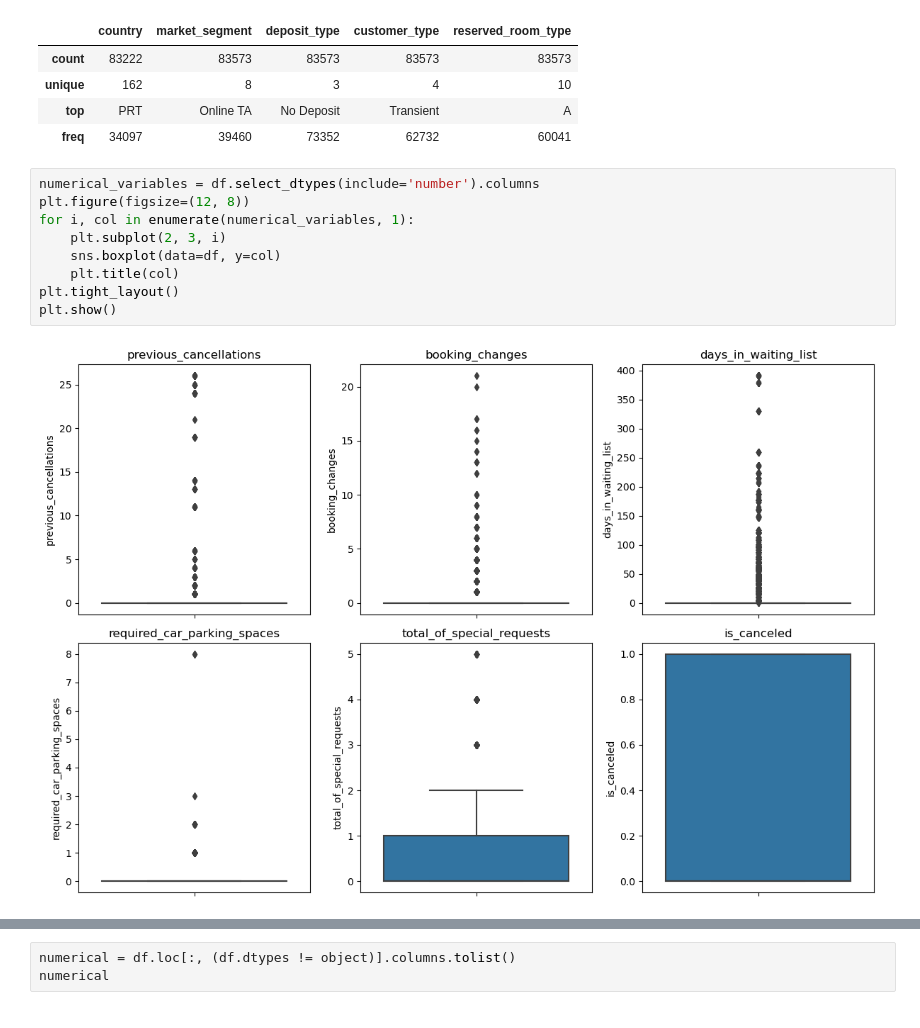
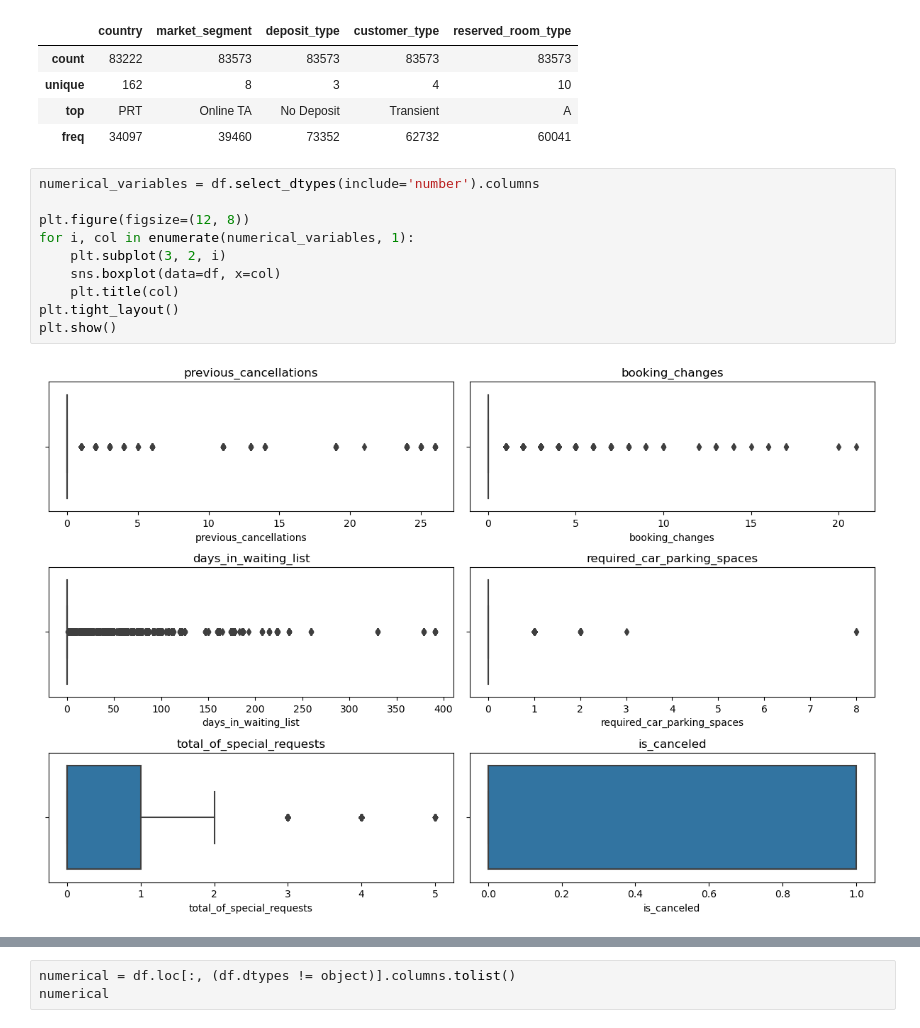
Before and after one commit to amon3333/Capstone-project-3-Andi-M.-Al-Fayed, a Jupyter notebook: Capstone Project Module 3 Andi M. Al Fayed.ipynb, the cells around one changed output, grey strips where cells are left out. Saved outputs shown, nothing was run; the diff lists cells and outputs as text.

```diff
--- a/Capstone Project Module 3 Andi M. Al Fayed.ipynb
+++ b/Capstone Project Module 3 Andi M. Al Fayed.ipynb
@@ -150,12 +150,13 @@ df.describe(include='object')
 | freq | 34097 | 39460 | 73352 | 62732 | 60041 |
 # %%
 numerical_variables = df.select_dtypes(include='number').columns
+
 plt.figure(figsize=(12, 8))
 for i, col in enumerate(numerical_variables, 1):
-    plt.subplot(2, 3, i)
-    sns.boxplot(data=df, y=col)
+    plt.subplot(3, 2, i)
+    sns.boxplot(data=df, x=col)
     plt.title(col)
 plt.tight_layout()
 plt.show()
 # %% [output]
-[figure, old version]
+[figure, new version]
```
Also changed, not shown: parts of 2 cells of this notebook.
